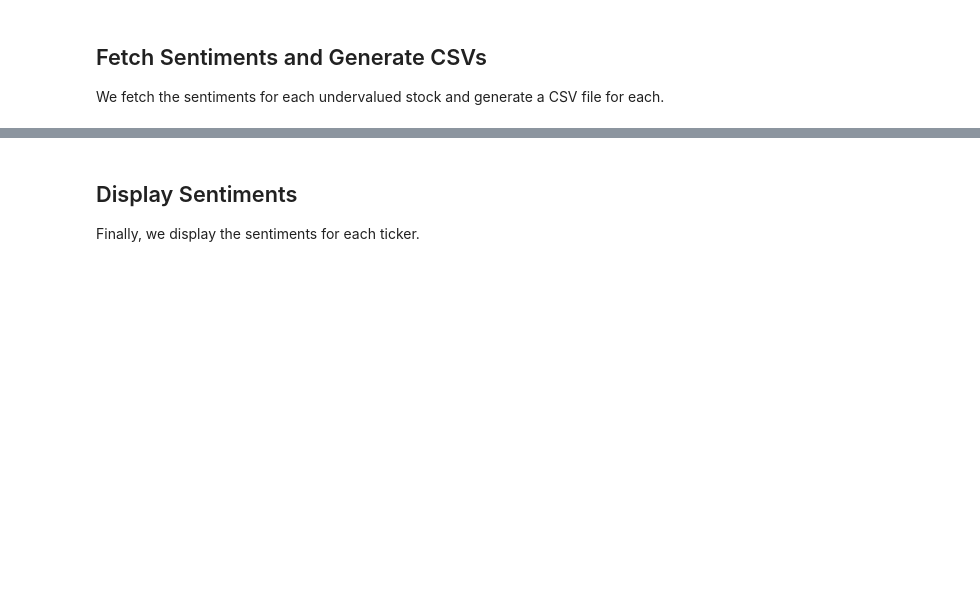
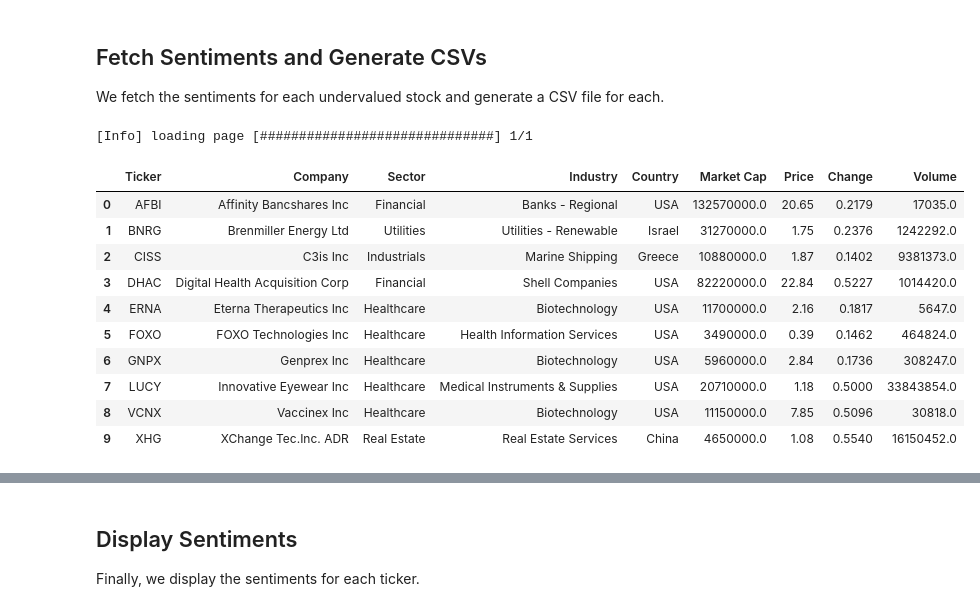
Before and after one commit to reioskr/stocksAI, a Jupyter notebook: Main.ipynb, the cells around one changed output, grey strips where cells are left out. Drawn from its saved outputs; the diff is of its cells as text; code cells hidden in the pictures; blank space fills up the shorter version.

```diff
--- a/Main.ipynb
+++ b/Main.ipynb
@@ -58,14 +58,20 @@ pd.set_option('display.max_colwidth', None) # Display full text in pandas datafr
 We define our filters for selecting stocks. These filters can be modified as per your requirements.
 # %%
 FILTERS_DICT = {
-    'Performance': 'Today +10%',     # Day increase 10%
+    'Performance': 'Today +10%',       # Day increase 10%
     'Relative Volume': 'Over 5',       # High Relative Volume
-    'Price': 'Under $20',              # Price under 20 USD
-    'Float': 'Under 10M'               # Float under 10 million
+    #'Price': 'Under $20',             # Price under 20 USD / Ross Cameron's filter
+    'Price': 'Under $50',             # Price under 20 USD / Ross Cameron's filter
+
+    'Float': 'Under 10M',              # Float under / Ross Cameron's filter
+
+    #'Price': '$10 to $50',             # Price 10-100 USD / Andrew Aziz's filter
+    #'Float': 'Under 100M'             # Float under / Andrew Aziz's filter (float between 20M and 500M)
 }
 
+
 NEWS_AGE_LIMIT_IN_DAYS = 5 # Limit of days for the news to be considered relevant
-
+POST_FILTER = False
 
 # Alternative filtering to consider:
 '''
@@ -86,7 +92,7 @@ FILTERS_DICT = {'Debt/Equity':'Under 1',                 # Positive Operating Ma
 #foverview.get_filters()   # Get list of all possible filters
 
 # And after to see the possible options for a filter, run the following code:
-#foverview.get_filter_options('Relative Volume') # Get list of all possible options for a filter, example on 'Relative Volume'
+#foverview.get_filter_options('Float') # Get list of all possible options for a filter, example on 'Relative Volume'
 # %% [output]
 "\nFILTERS_DICT = {'Debt/Equity':'Under 1',                 # Positive Operating Margin\n                'PEG':'Low (<1)',                        # Debt-to-Equity ratio under 1\n                'Opera ...
 # %% [markdown]
@@ -98,17 +104,20 @@ We define a function `get_filtered_stocks()` to fetch the stocks that meet our f
 # %%
 def get_filtered_stocks():
     """
-    Returns a list of tickers with:
-
+    Returns a dataframe of tickers with user-defined filters applied.:
     """
 
     foverview = Overview()
     foverview.set_filter(filters_dict=FILTERS_DICT)
-    df_overview = foverview.screener_view()
-    if not os.path.exists('out'): #ensures you have an 'out' folder ready
-        os.makedirs('out')
-    df_overview.to_csv('out/Overview.csv', index=False)
+    df_undervalued_overview = foverview.screener_view()
+    if not df_undervalued_overview.empty:  # Use .empty to check if DataFrame is empty
+        df_undervalued_overview.drop('P/E', axis=1, inplace=True) # Drop P/E column as it is not relevant
+        if not os.path.exists('out'): #ensures you have an 'out' folder ready
+            os.makedirs('out')
+        df_undervalued_overview.to_csv('out/Overview.csv', index=False)
+        #display(df_undervalued_overview)
+        return df_undervalued_overview
 
-    tickers = df_overview['Ticker'].to_list()
-    display(df_overview)
-    return tickers
+    else:
+        print('No stocks found with the given filters')
+        return None
@@ -229,4 +285,23 @@ def generate_csv(stocknews, ticker):
 ## Fetch Sentiments and Generate CSVs
 
 We fetch the sentiments for each undervalued stock and generate a CSV file for each.
+# %%
+df_undervalued_overview = get_filtered_stocks()
+df_undervalued_overview = post_filtering_stocks(df_undervalued_overview)
+list_undervalued_tickers = df_undervalued_overview['Ticker'].to_list()
+
+df_undervalued_overview
+# %% [output]
+[Info] loading page [##############################] 1/1
+|  | Ticker | Company | Sector | Industry | Country | Market Cap | Price | Change | Volume |
+| 0 | AFBI | Affinity Bancshares Inc | Financial | Banks - Regional | USA | 132570000.0 | 20.65 | 0.2179 | 17035.0 |
+| 1 | BNRG | Brenmiller Energy Ltd | Utilities | Utilities - Renewable | Israel | 31270000.0 | 1.75 | 0.2376 | 1242292.0 |
+| 2 | CISS | C3is Inc | Industrials | Marine Shipping | Greece | 10880000.0 | 1.87 | 0.1402 | 9381373.0 |
+| 3 | DHAC | Digital Health Acquisition Corp | Financial | Shell Companies | USA | 82220000.0 | 22.84 | 0.5227 | 1014420.0 |
+| 4 | ERNA | Eterna Therapeutics Inc | Healthcare | Biotechnology | USA | 11700000.0 | 2.16 | 0.1817 | 5647.0 |
+| 5 | FOXO | FOXO Technologies Inc | Healthcare | Health Information Services | USA | 3490000.0 | 0.39 | 0.1462 | 464824.0 |
+| 6 | GNPX | Genprex Inc | Healthcare | Biotechnology | USA | 5960000.0 | 2.84 | 0.1736 | 308247.0 |
+| 7 | LUCY | Innovative Eyewear Inc | Healthcare | Medical Instruments & Supplies | USA | 20710000.0 | 1.18 | 0.5000 | 33843854.0 |
+| 8 | VCNX | Vaccinex Inc | Healthcare | Biotechnology | USA | 11150000.0 | 7.85 | 0.5096 | 30818.0 |
+| 9 | XHG | XChange Tec.Inc. ADR | Real Estate | Real Estate Services | China | 4650000.0 | 1.08 | 0.5540 | 16150452.0 |
 # %%
```
Also changed, not shown: parts of 5 cells of this notebook, 18 other files.
